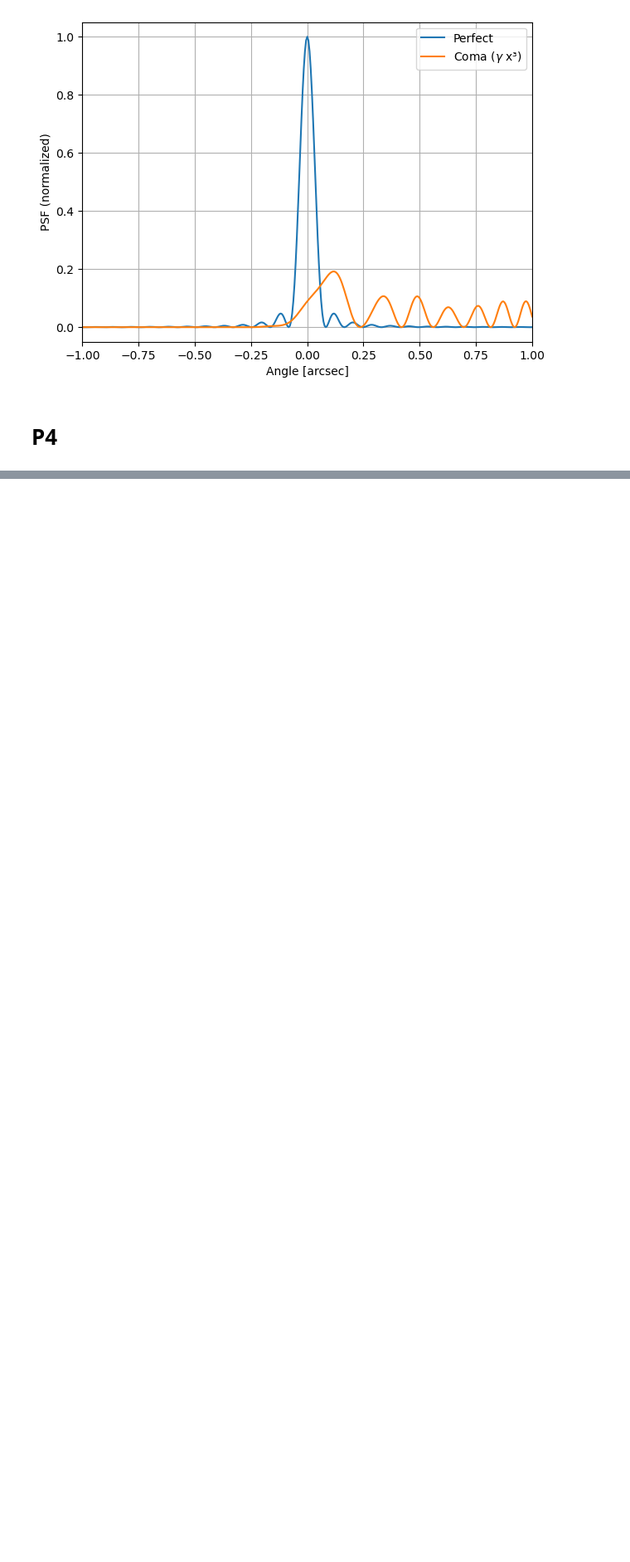
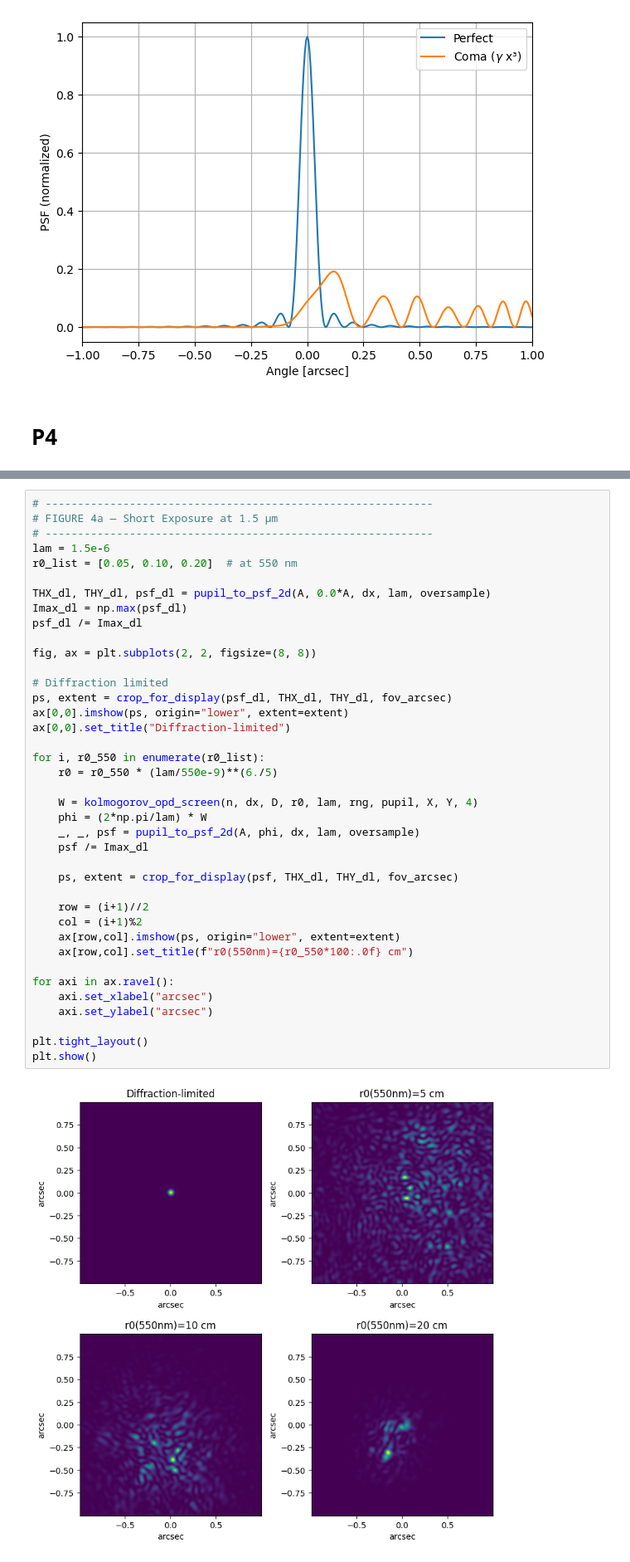
Before and after one commit to oliviergilbertastro/UMich, a Jupyter notebook: ASTRO501/hw2a/ASTRO501_HW2a_starter.ipynb, the cells around one changed output, grey strips where cells are left out. Shown at 83% size. Cells and saved outputs as stored; diff of their text form; blank space fills up the shorter version.

```diff
--- a/ASTRO501/hw2a/ASTRO501_HW2a_starter.ipynb
+++ b/ASTRO501/hw2a/ASTRO501_HW2a_starter.ipynb
@@ -798,0 +801,41 @@ Notes:
+# %%
+# ------------------------------------------------------------
+# FIGURE 4a — Short Exposure at 1.5 µm
+# ------------------------------------------------------------
+lam = 1.5e-6
+r0_list = [0.05, 0.10, 0.20]  # at 550 nm
+
+THX_dl, THY_dl, psf_dl = pupil_to_psf_2d(A, 0.0*A, dx, lam, oversample)
+Imax_dl = np.max(psf_dl)
+psf_dl /= Imax_dl
+
+fig, ax = plt.subplots(2, 2, figsize=(8, 8))
+
+# Diffraction limited
+ps, extent = crop_for_display(psf_dl, THX_dl, THY_dl, fov_arcsec)
+ax[0,0].imshow(ps, origin="lower", extent=extent)
+ax[0,0].set_title("Diffraction-limited")
+
+for i, r0_550 in enumerate(r0_list):
+    r0 = r0_550 * (lam/550e-9)**(6./5)
+
+    W = kolmogorov_opd_screen(n, dx, D, r0, lam, rng, pupil, X, Y, 4)
+    phi = (2*np.pi/lam) * W
+    _, _, psf = pupil_to_psf_2d(A, phi, dx, lam, oversample)
+    psf /= Imax_dl
+
+    ps, extent = crop_for_display(psf, THX_dl, THY_dl, fov_arcsec)
+
+    row = (i+1)//2
+    col = (i+1)%2
+    ax[row,col].imshow(ps, origin="lower", extent=extent)
+    ax[row,col].set_title(f"r0(550nm)={r0_550*100:.0f} cm")
+
+for axi in ax.ravel():
+    axi.set_xlabel("arcsec")
+    axi.set_ylabel("arcsec")
+
+plt.tight_layout()
+plt.show()
+# %% [output]
+[figure, added]
```
Also changed, not shown: parts of 8 cells of this notebook, 2 other files.
